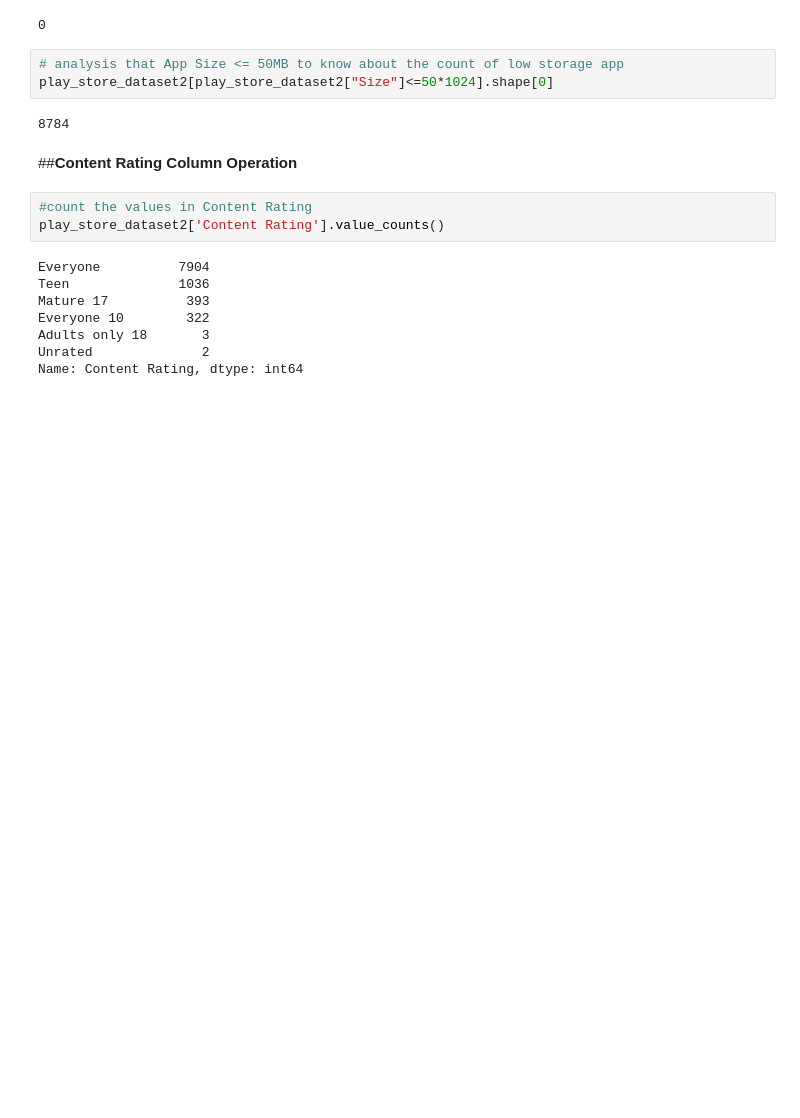
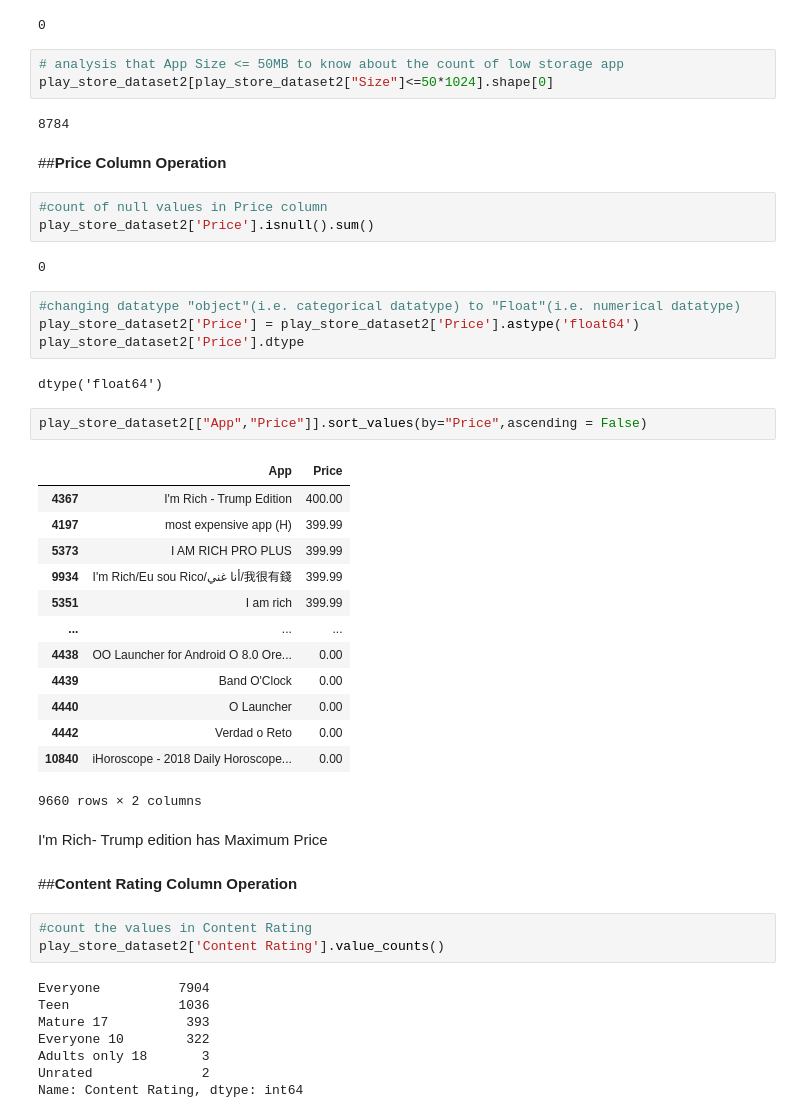
Before and after one commit to tanayparsai20/Playstore-EDA-Analysis, a Jupyter notebook: Copy_of_Copy_of_Play_Store_User_Reviews_Tanay.ipynb, the cells around one changed output. Cells and saved outputs as stored; diff of their text form; blank space fills up the shorter version.

```diff
--- a/Copy_of_Copy_of_Play_Store_User_Reviews_Tanay.ipynb
+++ b/Copy_of_Copy_of_Play_Store_User_Reviews_Tanay.ipynb
@@ -669,6 +669,37 @@ play_store_dataset2['Size'].isnull().sum()
 play_store_dataset2[play_store_dataset2["Size"]<=50*1024].shape[0]
 # %% [output]
 8784
+# %% [markdown]
+##**Price Column Operation**
+# %%
+#count of null values in Price column
+play_store_dataset2['Price'].isnull().sum()
+# %% [output]
+0
+# %%
+#changing datatype "object"(i.e. categorical datatype) to "Float"(i.e. numerical datatype)
+play_store_dataset2['Price'] = play_store_dataset2['Price'].astype('float64')
+play_store_dataset2['Price'].dtype
+# %% [output]
+dtype('float64')
+# %%
+play_store_dataset2[["App","Price"]].sort_values(by="Price",ascending = False)
+# %% [output]
+|  | App | Price |
+| 4367 | I'm Rich - Trump Edition | 400.00 |
+| 4197 | most expensive app (H) | 399.99 |
+| 5373 | I AM RICH PRO PLUS | 399.99 |
+| 9934 | I'm Rich/Eu sou Rico/أنا غني/我很有錢 | 399.99 |
+| 5351 | I am rich | 399.99 |
+| ... | ... | ... |
+| 4438 | OO Launcher for Android O 8.0 Ore... | 0.00 |
+| 4439 | Band O'Clock | 0.00 |
+| 4440 | O Launcher | 0.00 |
+| 4442 | Verdad o Reto | 0.00 |
+| 10840 | iHoroscope - 2018 Daily Horoscope... | 0.00 |
+9660 rows × 2 columns
+# %% [markdown]
+I'm Rich- Trump edition has Maximum Price
 # %% [markdown]
 ##**Content Rating Column Operation**
 # %%
```
Also changed, not shown: parts of 15 cells of this notebook.
